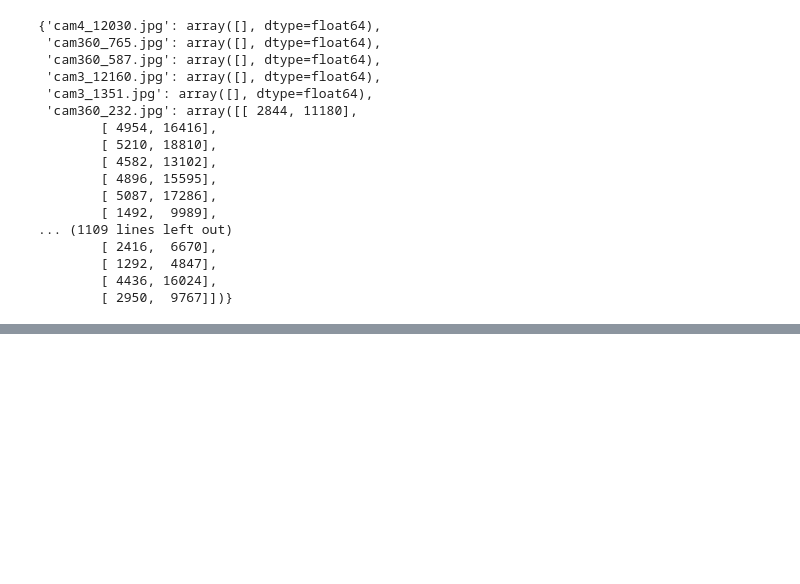
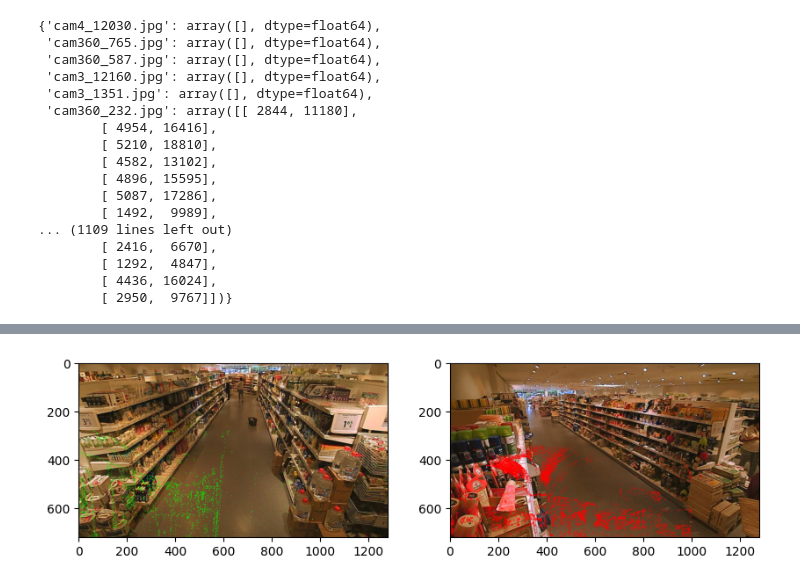
Before and after one commit to cvlab-epfl/MARMOT, a Jupyter notebook: code/0-calibration/manual_pose.ipynb, the cells around one changed output, grey strips where cells are left out. Drawn from its saved outputs; the diff is of its cells as text; code cells hidden in the pictures; blank space fills up the shorter version.

```diff
--- a/code/0-calibration/manual_pose.ipynb
+++ b/code/0-calibration/manual_pose.ipynb
@@ -69,9 +97,8 @@ if not os.path.exists(reconstruction_dir):
 # %%
 import pickle
-import numpy
+import numpy as np
 
 with open('/Users/grosche/Documents/GitHub/CVLAB/MARMOT/data/cam1_432.jpg_matches.pkl', 'rb') as f:
     matches = pickle.load(f)
 
-features = numpy.load('/Users/grosche/Documents/GitHub/CVLAB/MARMOT/data/cam1_432.jpg.features.npz')
-print(features['points'])
+features = np.load('/Users/grosche/Documents/GitHub/CVLAB/MARMOT/data/cam1_432.jpg.features.npz')
@@ -105,0 +428,12 @@ matches
+# %%
+def denormalized_image_coordinates(
+    norm_coords: np.ndarray, width: int, height: int
+) -> np.ndarray:
+    size = max(width, height)
+    p = np.empty((len(norm_coords), 2))
+    p[:, 0] = norm_coords[:, 0] * size - 0.5 + width / 2.0
+    p[:, 1] = norm_coords[:, 1] * size - 0.5 + height / 2.0
+    return p
+
+denormed_feats = denormalized_image_coordinates(features['points'], 720, 1280)
+denormed_feats_2 = denormalized_image_coordinates(np.load('/Users/grosche/Documents/GitHub/CVLAB/MARMOT/data/cam360_262.jpg.features.npz')['points'], 720, 1280)
@@ -105,0 +507,25 @@ matches
+# %%
+import cv2
+import matplotlib.pyplot as plt
+# visualise the features detected in the image
+# create plot with 2 subplots
+fig, axs = plt.subplots(1, 2, figsize=(10, 5))
+
+img = cv2.imread('/Users/grosche/Documents/GitHub/CVLAB/MARMOT/data/0-calibration/opensfm/images/cam1_3239.jpg')
+img = cv2.cvtColor(img, cv2.COLOR_BGR2RGB)
+
+img2 = cv2.imread('/Users/grosche/Documents/GitHub/CVLAB/MARMOT/data/0-calibration/opensfm/images/cam2_3239.jpg')
+img2 = cv2.cvtColor(img2, cv2.COLOR_BGR2RGB)
+for point in denormed_feats:
+    point = tuple(map(int, point))
+    cv2.circle(img, point, 1, (0, 255, 0), -1)
+
+for point in denormed_feats_2:
+    point = tuple(map(int, point))
+    cv2.circle(img2, point, 1, (255, 0, 0), -1)
+axs[0].imshow(img)
+axs[1].imshow(img2)
+
+plt.show()
+# %% [output]
+[figure, added]
```
Also changed, not shown: parts of 10 cells of this notebook, 1 other file.
